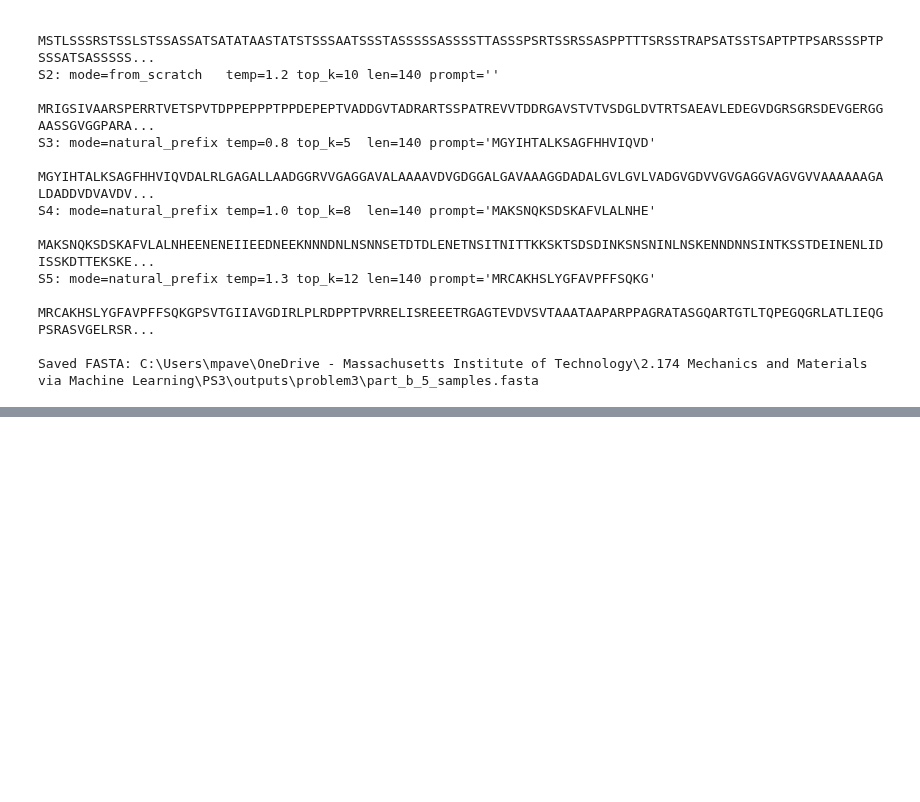
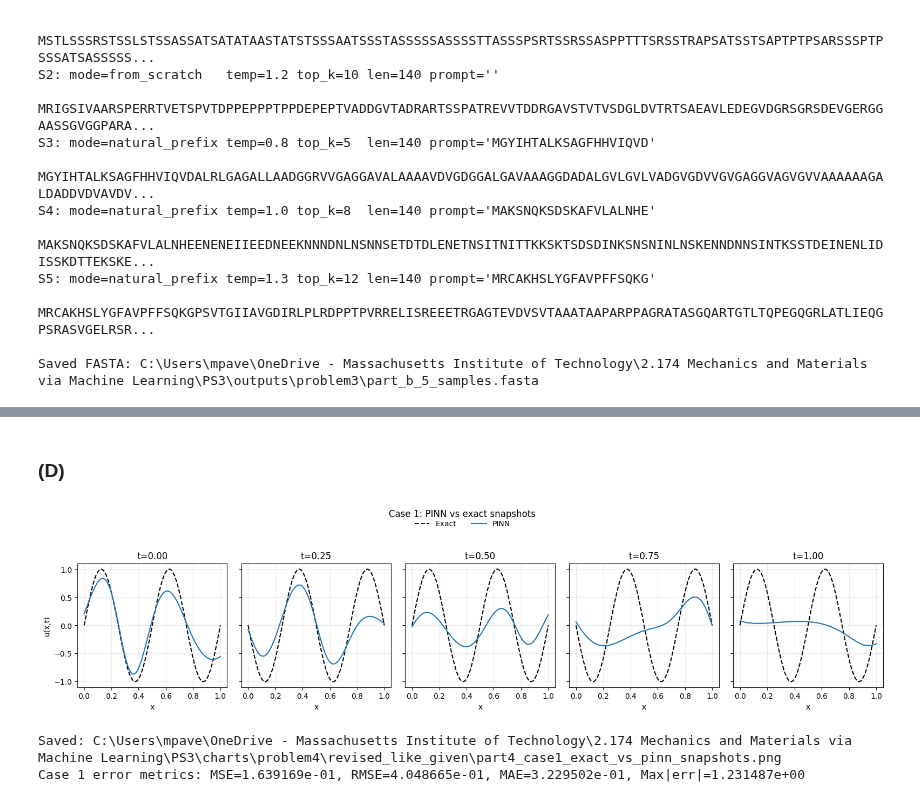
Before and after one commit to mpaverill/2.174, a Jupyter notebook: PS3/PS3.ipynb, the cells around one changed output, grey strips where cells are left out. Saved outputs shown, nothing was run; the diff lists cells and outputs as text; code cells hidden in the pictures; blank space fills up the shorter version.

```diff
--- a/PS3/PS3.ipynb
+++ b/PS3/PS3.ipynb
@@ -1550,0 +1924,73 @@ The model can generate diverse protein-like sequences and sampling controls this
+# %% [markdown]
+### (D)
+# %%
+# Problem 4(d): quantitative comparison to exact Case-1 solution
+import numpy as np
+import matplotlib.pyplot as plt
+import torch
+from pathlib import Path
+
+# Requires model_case1_rev from the revised Part (c) training cell.
+if "model_case1_rev" not in globals():
+    raise RuntimeError("Run the revised Part (c) training cell first (model_case1_rev not found).")
+
+
+@torch.no_grad()
+def predict_case1_pinn(x_values: np.ndarray, t_value: float):
+    x_t = torch.tensor(x_values.reshape(-1, 1), dtype=torch.float32, device=device)
+    t_t = torch.full_like(x_t, float(t_value))
+    y = f(model_case1_rev, x_t, t_t)
+    return y.detach().cpu().numpy().reshape(-1)
+
+
+def exact_case1(x_values: np.ndarray, t_value: float, c_val: float = 1.0):
+    return np.sin(4.0 * np.pi * x_values) * np.cos(4.0 * np.pi * c_val * t_value)
+
+
+out_dir = Path("charts") / "problem4" / "revised_like_given"
+out_dir.mkdir(parents=True, exist_ok=True)
+
+# --- Snapshot overlay plot ---
+x_plot = np.linspace(0.0, LENGTH, 300)
+t_snap = [0.0, 0.25 * TOTAL_TIME, 0.5 * TOTAL_TIME, 0.75 * TOTAL_TIME, 1.0 * TOTAL_TIME]
+
+fig, axes = plt.subplots(1, len(t_snap), figsize=(16, 3.8), sharey=True)
+for ax, tt in zip(axes, t_snap):
+    u_pred = predict_case1_pinn(x_plot, tt)
+    u_ex = exact_case1(x_plot, tt, c_val=C)
+    ax.plot(x_plot, u_ex, "k--", lw=1.5, label="Exact")
+    ax.plot(x_plot, u_pred, "C0", lw=1.5, label="PINN")
+    ax.set_title(f"t={tt:.2f}")
+    ax.set_xlabel("x")
+    ax.grid(alpha=0.25)
+axes[0].set_ylabel("u(x,t)")
+handles, labels = axes[0].get_legend_handles_labels()
+fig.suptitle("Case 1: PINN vs exact snapshots", y=1.02)
+fig.legend(handles, labels, loc="upper center", bbox_to_anchor=(0.5, 1.00), ncol=2, frameon=False)
+fig.tight_layout(rect=[0, 0, 1, 0.94])
+compare_path = out_dir / "part4_case1_exact_vs_pinn_snapshots.png"
+fig.savefig(compare_path, dpi=150, bbox_inches="tight")
+plt.show()
+print("Saved:", compare_path.resolve())
+
+# --- Space-time error metrics ---
+x_eval = np.linspace(0.0, LENGTH, 200)
+t_eval = np.linspace(0.0, TOTAL_TIME, 120)
+
+U_pred = np.zeros((len(t_eval), len(x_eval)))
+U_exact = np.zeros_like(U_pred)
+for i, tt in enumerate(t_eval):
+    U_pred[i, :] = predict_case1_pinn(x_eval, tt)
+    U_exact[i, :] = exact_case1(x_eval, tt, c_val=C)
+
+E = U_pred - U_exact
+mse = float(np.mean(E**2))
+rmse = float(np.sqrt(mse))
+mae = float(np.mean(np.abs(E)))
+max_abs = float(np.max(np.abs(E)))
+
+print(f"Case 1 error metrics: MSE={mse:.6e}, RMSE={rmse:.6e}, MAE={mae:.6e}, Max|err|={max_abs:.6e}")
+# %% [output]
+[figure, added]
+Saved: C:\Users\mpave\OneDrive - Massachusetts Institute of Technology\2.174 Mechanics and Materials via Machine Learning\PS3\charts\problem4\revised_like_given\part4_case1_exact_vs_pinn_snapshots.png
+Case 1 error metrics: MSE=1.639169e-01, RMSE=4.048665e-01, MAE=3.229502e-01, Max|err|=1.231487e+00
```
Also changed, not shown: parts of 8 cells of this notebook, 12 other files.
